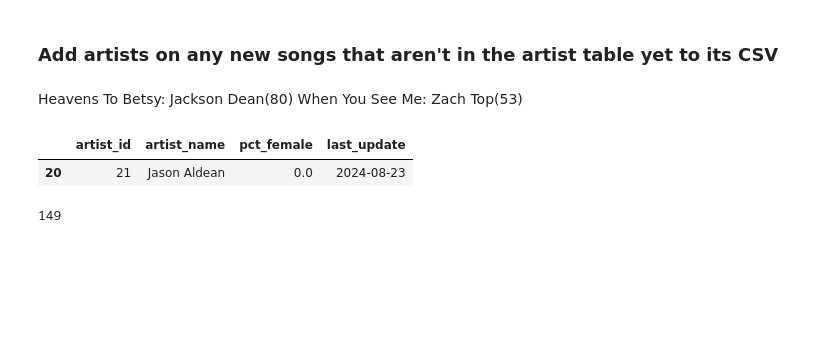
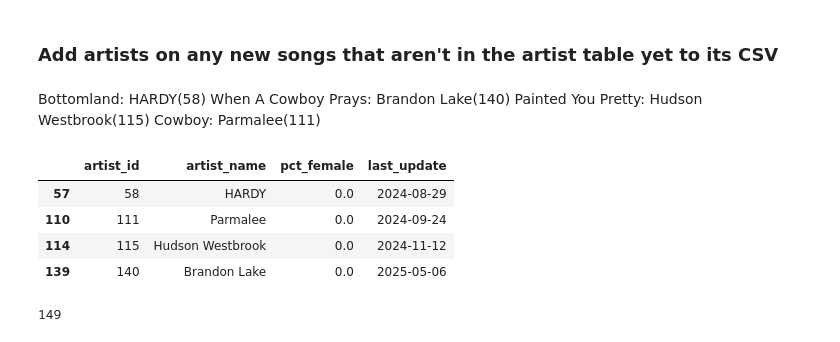
Before and after one commit to jwmanahan/billboard, a Jupyter notebook: add_new_week.ipynb, the cells around one changed output. Drawn from its saved outputs; the diff is of its cells as text; code cells hidden in the pictures; blank space fills up the shorter version.

```diff
--- a/add_new_week.ipynb
+++ b/add_new_week.ipynb
@@ -145,18 +145,26 @@ print(list(new_song_to_rank.keys()))
 # %% [markdown]
 ### Add artists on any new songs that aren't in the artist table yet to its CSV
 # %% [markdown]
-Heavens To Betsy: Jackson Dean(80)
-When You See Me: Zach Top(53)
+Bottomland: HARDY(58)
+When A Cowboy Prays: Brandon Lake(140)
+Painted You Pretty: Hudson Westbrook(115)
+Cowboy: Parmalee(111)
 # %%
 df_artist = pd.read_csv('source_data/artist.csv')
 # %%
 new_song_artists = [
-    'Jason Aldean'
+    'HARDY'
+    , 'Brandon Lake'
+    , 'Hudson Westbrook'
+    , 'Parmalee'
 ]
 df_artist[df_artist['artist_name'].isin(new_song_artists)]
 # %% [output]
 |  | artist_id | artist_name | pct_female | last_update |
-| 20 | 21 | Jason Aldean | 0.0 | 2024-08-23 |
+| 57 | 58 | HARDY | 0.0 | 2024-08-29 |
+| 110 | 111 | Parmalee | 0.0 | 2024-09-24 |
+| 114 | 115 | Hudson Westbrook | 0.0 | 2024-11-12 |
+| 139 | 140 | Brandon Lake | 0.0 | 2025-05-06 |
 # %%
 df_artist['artist_id'].max()
 # %% [output]
```
Also changed, not shown: parts of 22 cells of this notebook, 5 other files.
